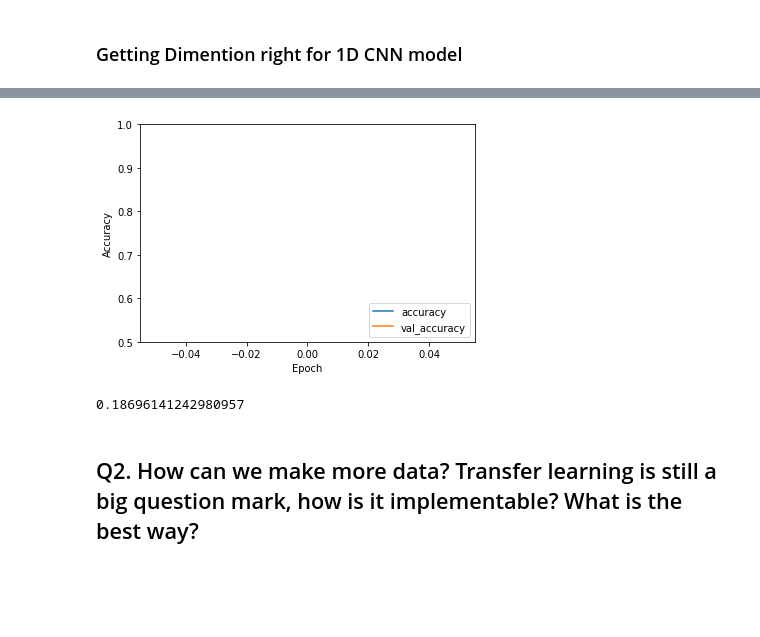
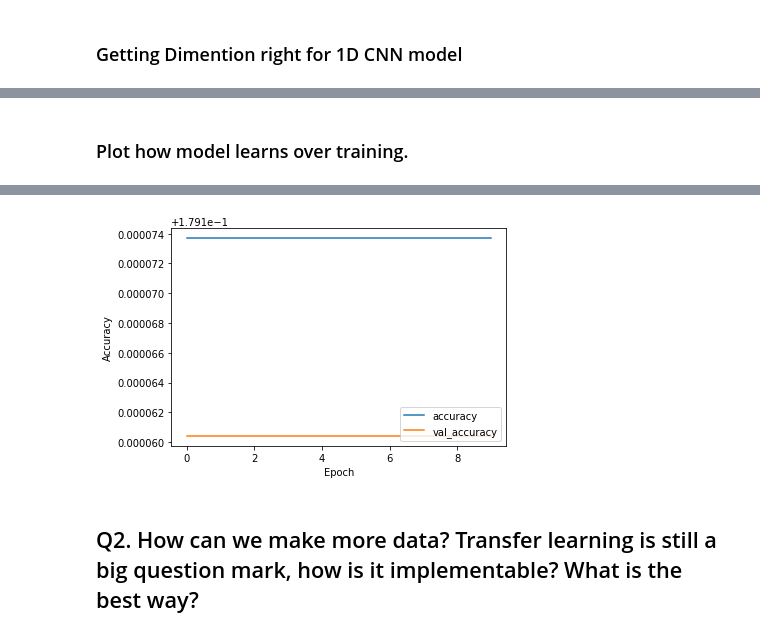
Before and after one commit to parksoy/DAMADAY2020_NASA, a Jupyter notebook: SoyoungAppendToVDP.ipynb, the cells around one changed output, grey strips where cells are left out. Drawn from its saved outputs; the diff is of its cells as text; code cells hidden in the pictures; blank space fills up the shorter version.

```diff
--- a/SoyoungAppendToVDP.ipynb
+++ b/SoyoungAppendToVDP.ipynb
@@ -326,7 +328,8 @@ num_sensors=1
 
 model = models.Sequential()
 model.add(Reshape((n_spectrastep, num_sensors), input_shape=(n_spectrastep,)))
-model.add(Conv1D(filters=64, kernel_size=3, activation='relu', input_shape=(n_spectrastep,num_sensors))) #
+model.add(Conv1D(filters=64, kernel_size=3, activation='relu', \
+                 input_shape=(n_spectrastep,num_sensors))) #
 # model.add(MaxPooling2D((2, 2)))
 # model.add(Flatten())
 model.add(Dense(1, activation='relu'))
@@ -339,6 +355,6 @@ model.compile(optimizer='adam',
               loss=tf.keras.losses.SparseCategoricalCrossentropy(from_logits=True),
               metrics=['accuracy'])
 
-history = model.fit(X_train, Y_train, epochs=1,
+history = model.fit(X_train, Y_train, epochs=10,
                     validation_data=(X_val, Y_val))
 # %% [output]
@@ -346,10 +381,12 @@ NameError: name 'model' is not defined
+# %% [markdown]
+### Plot how model learns  over training.
 # %%
 plt.plot(history.history['accuracy'], label='accuracy')
 plt.plot(history.history['val_accuracy'], label = 'val_accuracy')
 plt.xlabel('Epoch')
 plt.ylabel('Accuracy')
-plt.ylim([0.5, 1])
 plt.legend(loc='lower right')
 
 test_loss, test_acc = model.evaluate(X_test,  Y_test, verbose=2)
+print("test_acc",test_acc)
 # %% [output]
@@ -357,8 +395,4 @@ test_loss, test_acc = model.evaluate(X_test,  Y_test, verbose=2)
-[figure, old version]
+[figure, new version]
-# %%
-print(test_acc)
-# %% [output]
-0.18696141242980957
 # %% [markdown]
 ## Q2. How can we make more data? Transfer learning is still a big question mark, how is it implementable? What is the best way?
 # %% [markdown]
```
Also changed, not shown: parts of 11 cells of this notebook.
